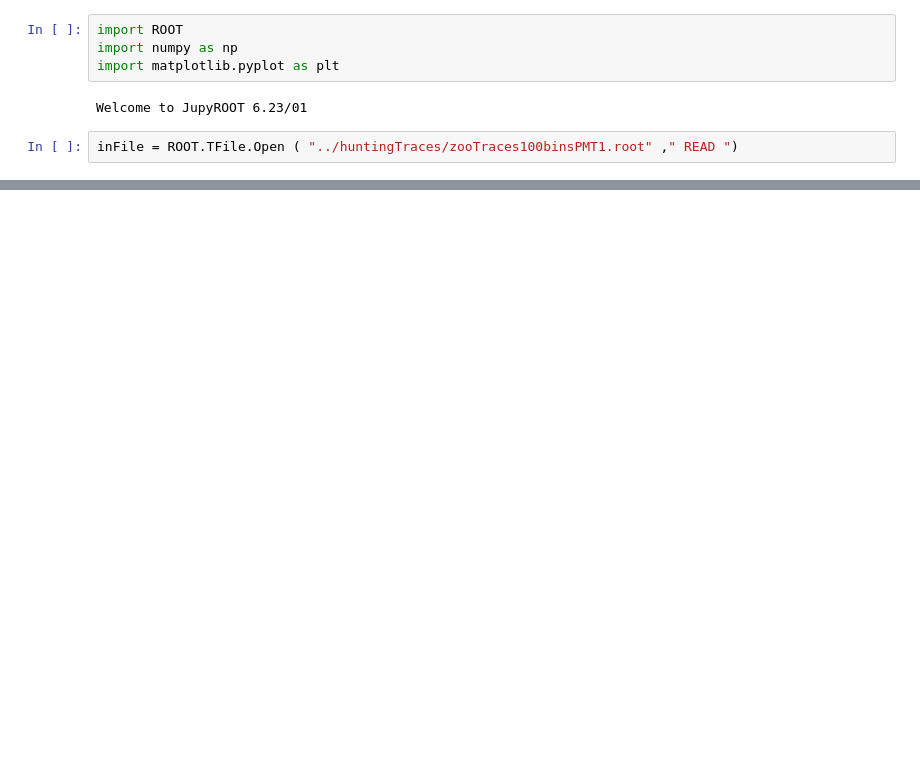
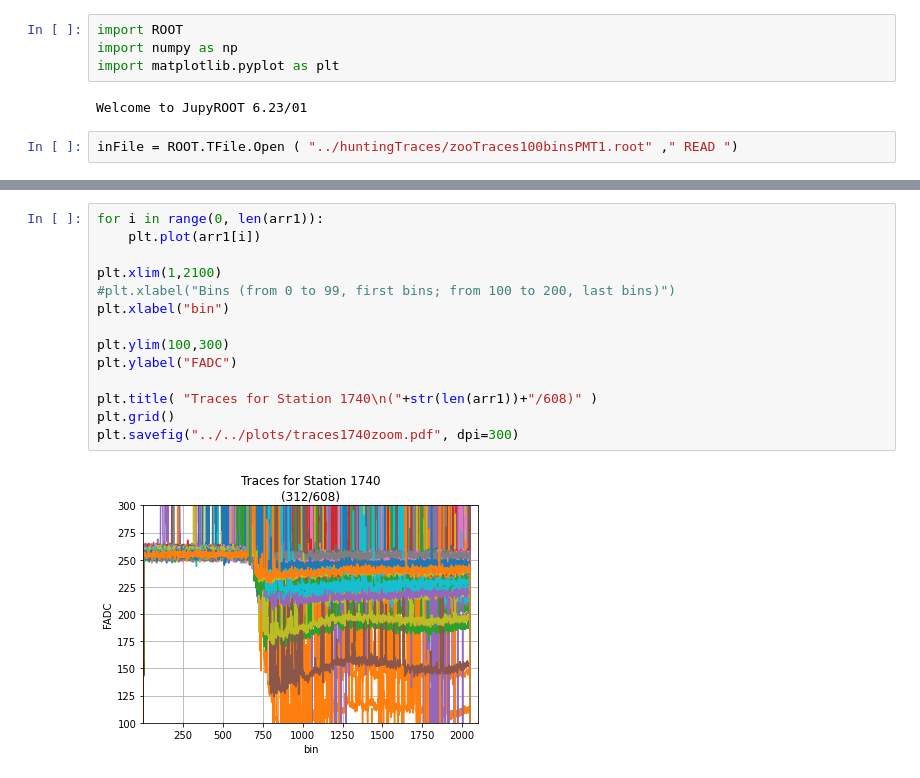
Before and after one commit to suarez-duran-m/auger, a Jupyter notebook: analysis/notebooks/traces1740.ipynb, the cells around one changed output, grey strips where cells are left out. Cells and saved outputs as stored; diff of their text form; blank space fills up the shorter version.

```diff
--- a/analysis/notebooks/traces1740.ipynb
+++ b/analysis/notebooks/traces1740.ipynb
@@ -35,0 +39,16 @@ plt.savefig("../../plots/traces1740.pdf", dpi=300)
+# %%
+for i in range(0, len(arr1)):
+    plt.plot(arr1[i])
+
+plt.xlim(1,2100)
+#plt.xlabel("Bins (from 0 to 99, first bins; from 100 to 200, last bins)")
+plt.xlabel("bin")
+
+plt.ylim(100,300)
+plt.ylabel("FADC")
+
+plt.title( "Traces for Station 1740\n("+str(len(arr1))+"/608)" )
+plt.grid()
+plt.savefig("../../plots/traces1740zoom.pdf", dpi=300)
+# %% [output]
+[figure, added]
```
Also changed, not shown: parts of 7 cells of this notebook, 8 other files.
